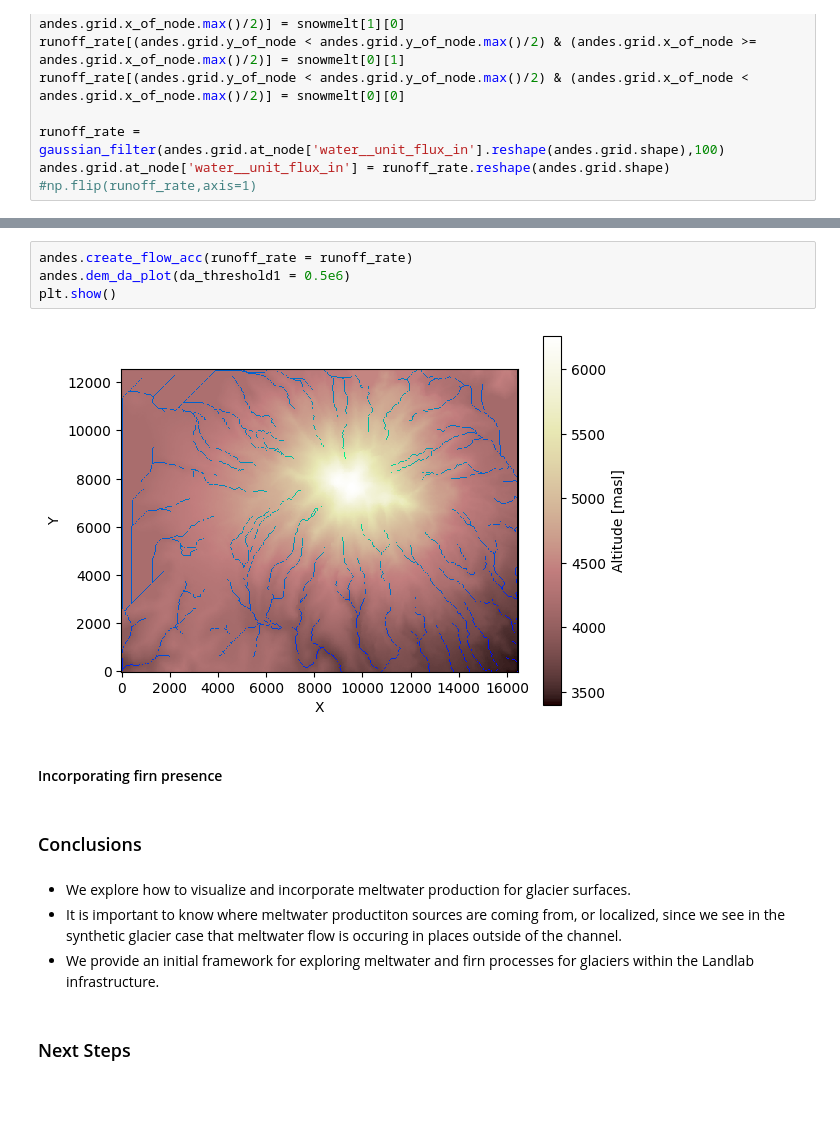
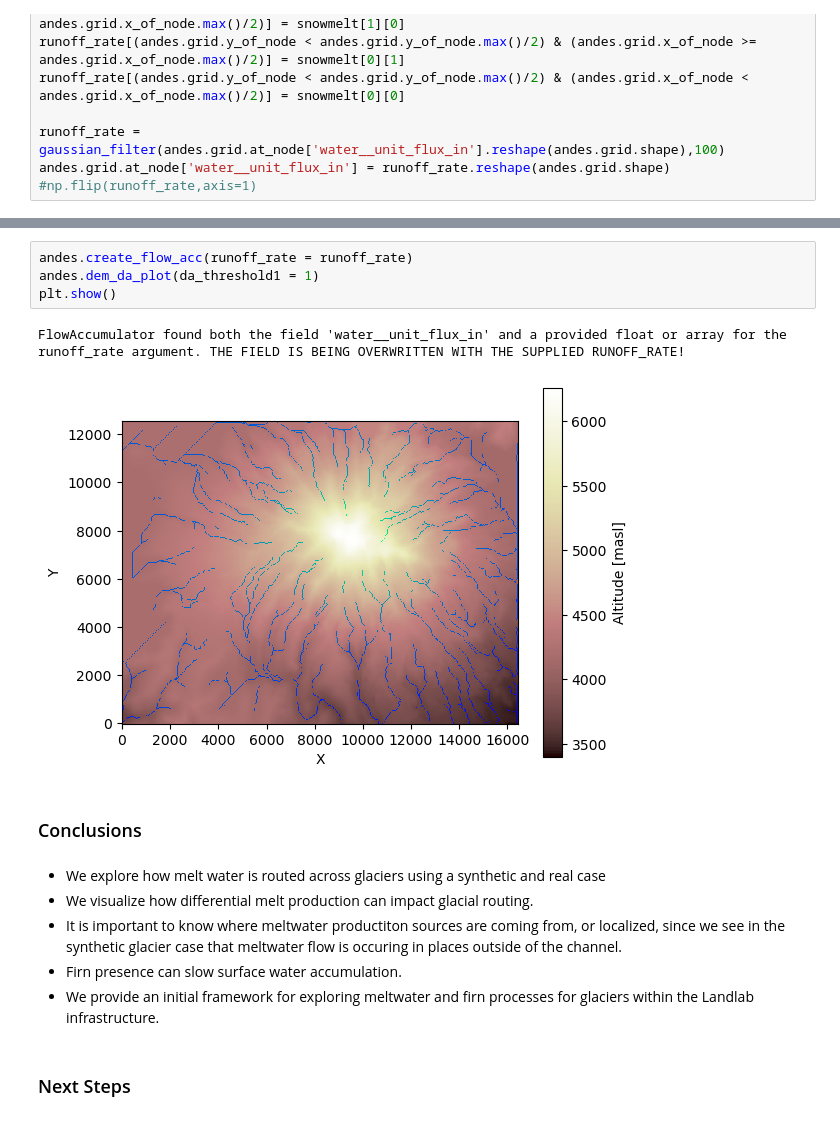
Before and after one commit to csdms-espin/ESPIn_2023_glacial_water_routing, a Jupyter notebook: Presentation_Notebook.ipynb, the cells around one changed output, grey strips where cells are left out. Saved outputs shown, nothing was run; the diff lists cells and outputs as text.

```diff
--- a/Presentation_Notebook.ipynb
+++ b/Presentation_Notebook.ipynb
@@ -136,16 +161,17 @@ andes.surf_plot(surface='water__unit_flux_in',title = '2022 melt production for
 # %%
 andes.create_flow_acc(runoff_rate = runoff_rate)
-andes.dem_da_plot(da_threshold1 = 0.5e6)
+andes.dem_da_plot(da_threshold1 = 1)
 plt.show()
 # %% [output]
+FlowAccumulator found both the field 'water__unit_flux_in' and a provided float or array for the runoff_rate argument. THE FIELD IS BEING OVERWRITTEN WITH THE SUPPLIED RUNOFF_RATE!
-[figure, old version]
+[figure, new version]
-# %% [markdown]
-#### Incorporating firn presence
 # %% [markdown]
 ### Conclusions
 # %% [markdown]
-- We explore how to visualize and incorporate meltwater production for glacier surfaces.
+- We explore how melt water is routed across glaciers using a synthetic and real case
+- We visualize how differential melt production can impact glacial routing.
 - It is important to know where meltwater productiton sources are coming from, or localized, since we see in the synthetic glacier case that meltwater flow is occuring in places outside of the channel.
+- Firn presence can slow surface water accumulation.
 - We provide an initial framework for exploring meltwater and firn processes for glaciers within the Landlab infrastructure.
 # %% [markdown]
 ### Next Steps
```
Also changed, not shown: parts of 21 cells of this notebook.
